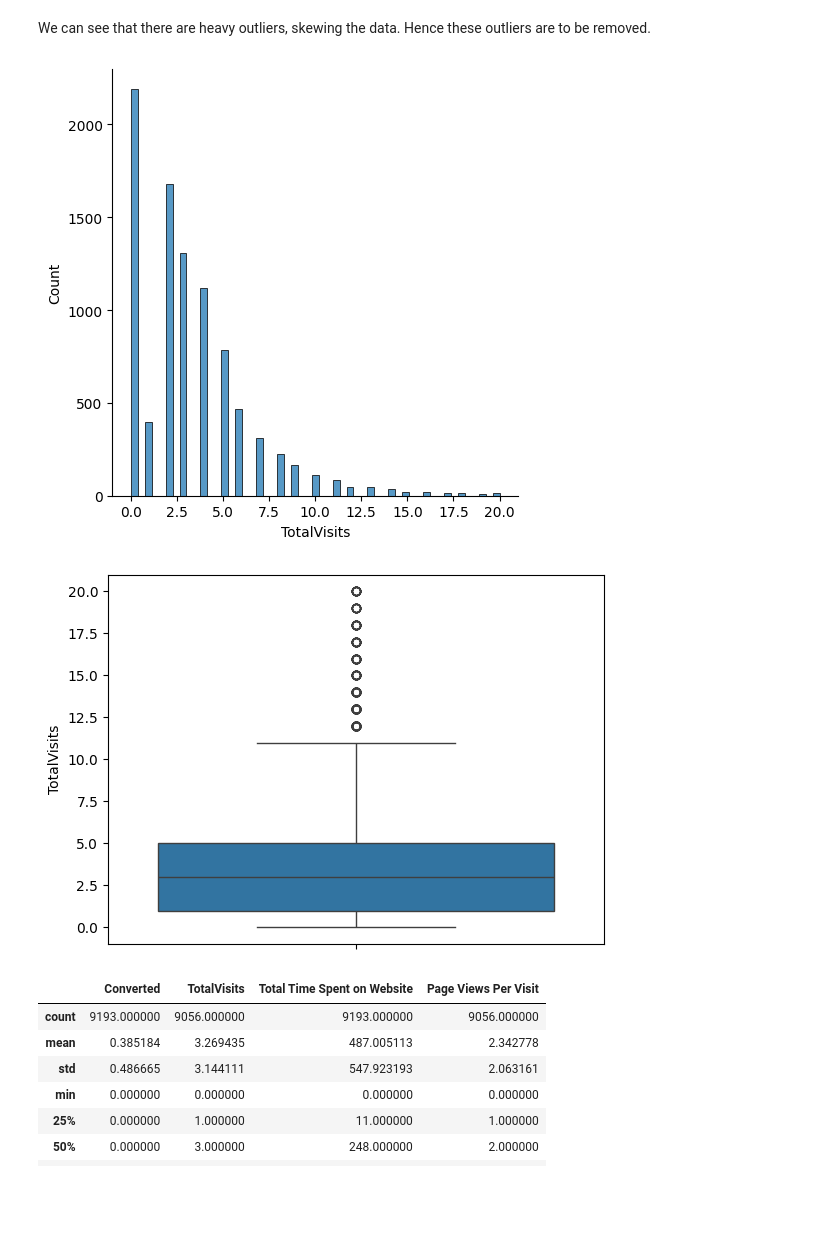
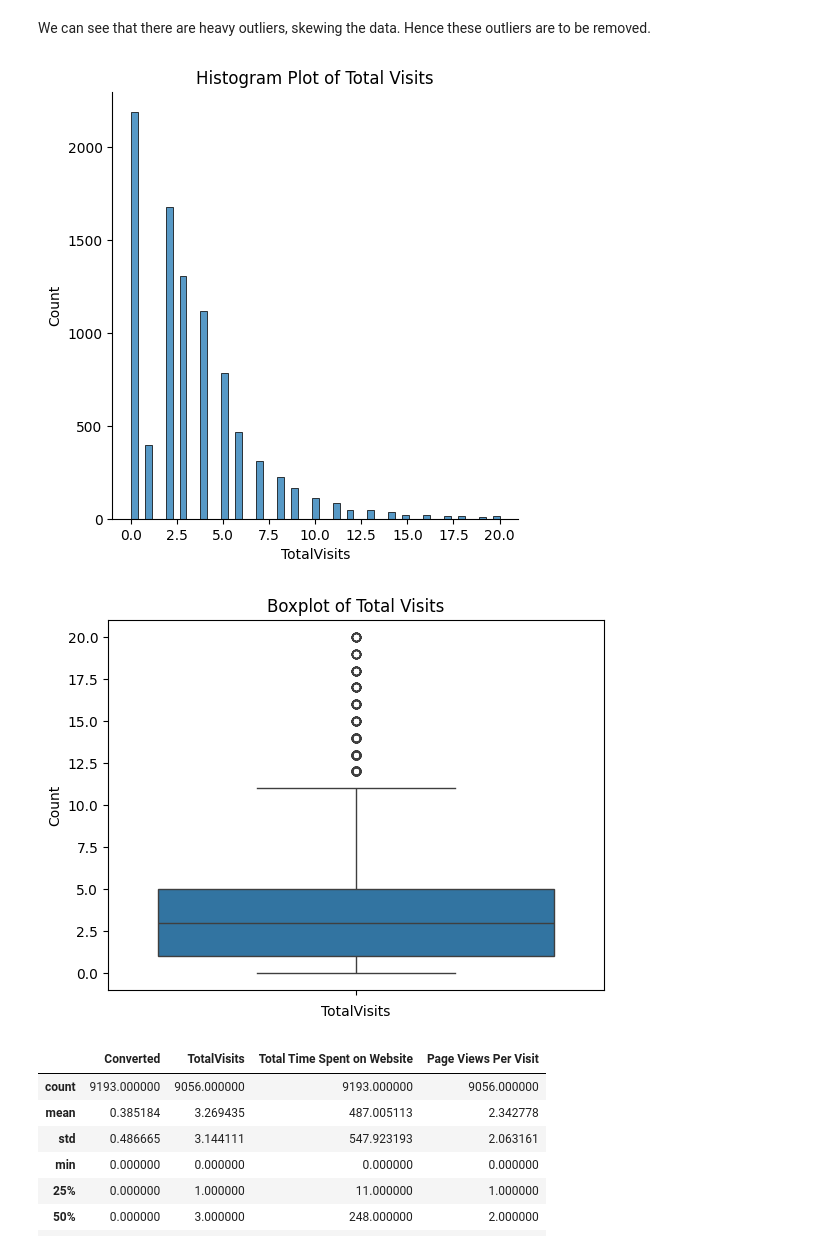
Before and after one commit to aravindpeddinti/Lead_Scoring_Case_Study, a Jupyter notebook: Assignment.ipynb, the cells around one changed output. Saved outputs shown, nothing was run; the diff lists cells and outputs as text; code cells hidden in the pictures; blank space fills up the shorter version.

```diff
--- a/Assignment.ipynb
+++ b/Assignment.ipynb
@@ -132,13 +136,17 @@ data = data[~(data.TotalVisits>20)]
 # %%
 # Let's plot the histogram and boxplot for the TotalVisits column again
 
 sns.displot(data.TotalVisits)
+plt.title('Histogram Plot of Total Visits')
 plt.show()
 sns.boxplot(data.TotalVisits)
+plt.title('Boxplot of Total Visits')
+plt.xlabel('TotalVisits')
+plt.ylabel('Count')
 plt.show()
 # %% [output]
-[figure, old version]
+[figure, new version]
-[figure, old version]
+[figure, new version]
 # %%
 # Let's look into the data description again
 
```
Also changed, not shown: parts of 13 cells of this notebook.
